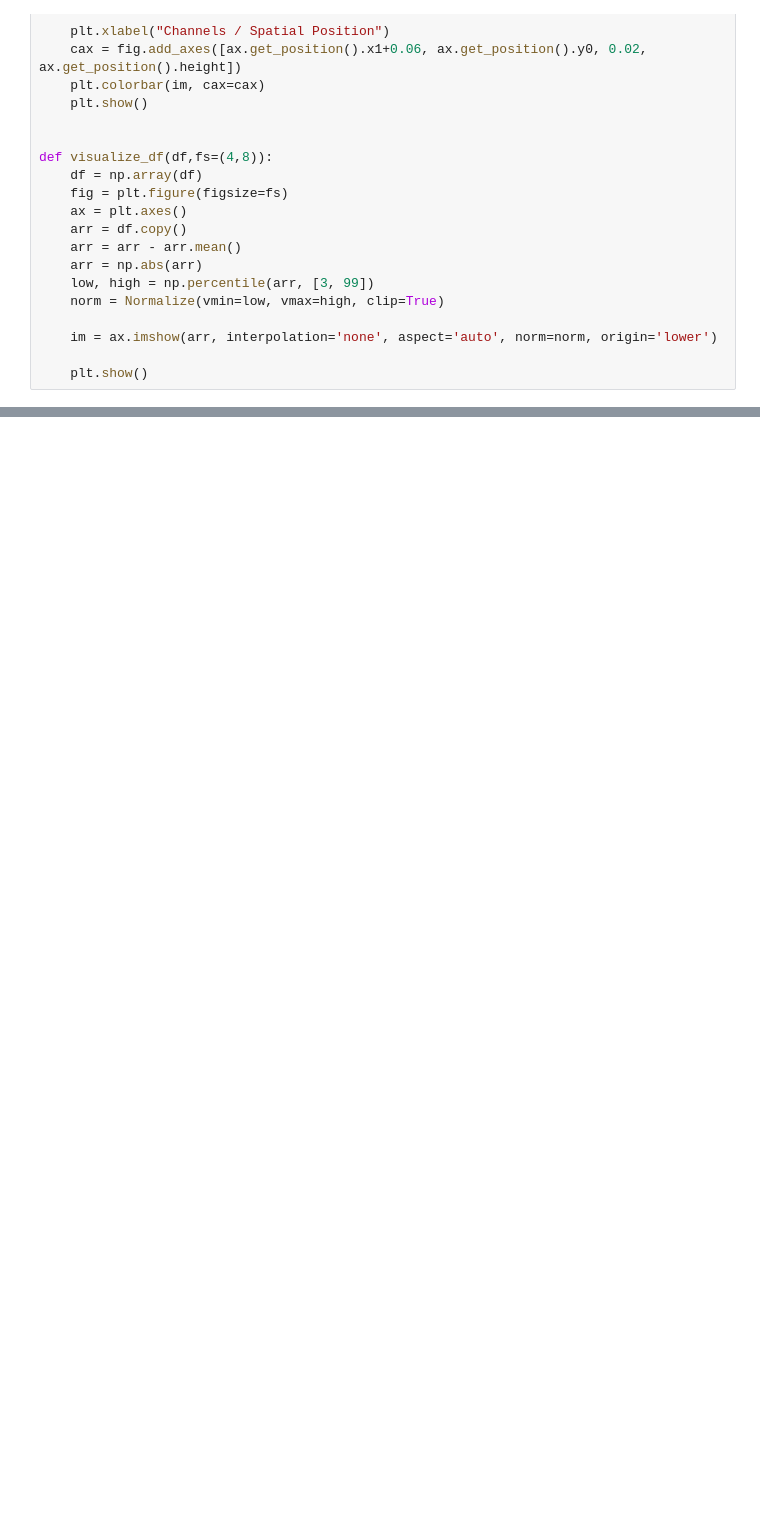
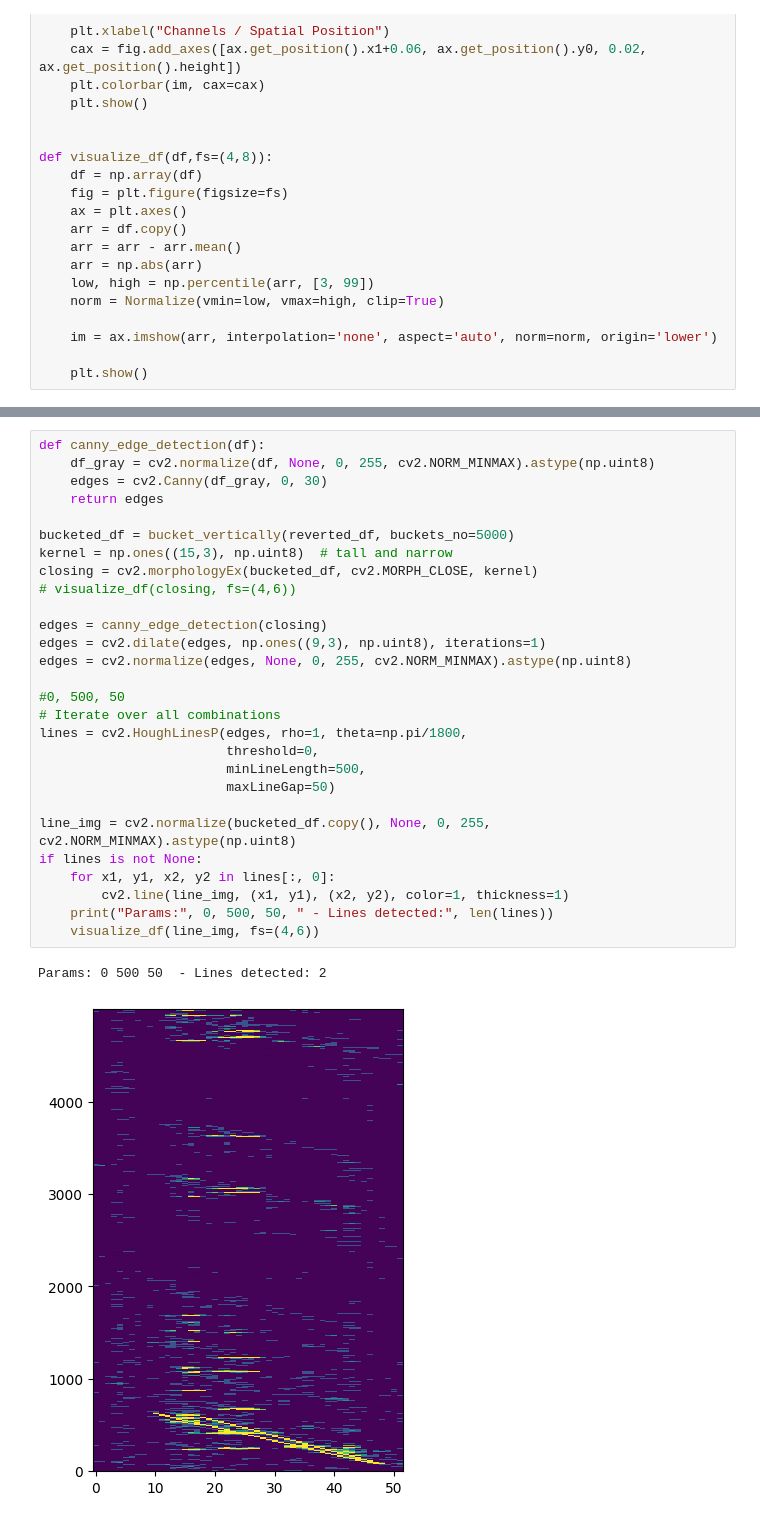
Before and after one commit to Petrerer/cv_project1, a Jupyter notebook: main.ipynb, the cells around one changed output, grey strips where cells are left out. Saved outputs shown, nothing was run; the diff lists cells and outputs as text; blank space fills up the shorter version.

```diff
--- a/main.ipynb
+++ b/main.ipynb
@@ -296,0 +226,31 @@ show("Gabor 135deg", gabor(3*np.pi/4))
+# %%
+def canny_edge_detection(df):
+    df_gray = cv2.normalize(df, None, 0, 255, cv2.NORM_MINMAX).astype(np.uint8)
+    edges = cv2.Canny(df_gray, 0, 30)
+    return edges
+
+bucketed_df = bucket_vertically(reverted_df, buckets_no=5000)
+kernel = np.ones((15,3), np.uint8)  # tall and narrow
+closing = cv2.morphologyEx(bucketed_df, cv2.MORPH_CLOSE, kernel)
+# visualize_df(closing, fs=(4,6))
+
+edges = canny_edge_detection(closing)
+edges = cv2.dilate(edges, np.ones((9,3), np.uint8), iterations=1)
+edges = cv2.normalize(edges, None, 0, 255, cv2.NORM_MINMAX).astype(np.uint8)
+
+#0, 500, 50
+# Iterate over all combinations
+lines = cv2.HoughLinesP(edges, rho=1, theta=np.pi/1800,
+                        threshold=0,
+                        minLineLength=500,
+                        maxLineGap=50)
+
+line_img = cv2.normalize(bucketed_df.copy(), None, 0, 255, cv2.NORM_MINMAX).astype(np.uint8)
+if lines is not None:
+    for x1, y1, x2, y2 in lines[:, 0]:
+        cv2.line(line_img, (x1, y1), (x2, y2), color=1, thickness=1)
+    print("Params:", 0, 500, 50, " - Lines detected:", len(lines))
+    visualize_df(line_img, fs=(4,6))
+# %% [output]
+Params: 0 500 50  - Lines detected: 2
+[figure, added]
```
Also changed, not shown: parts of 8 cells of this notebook.
